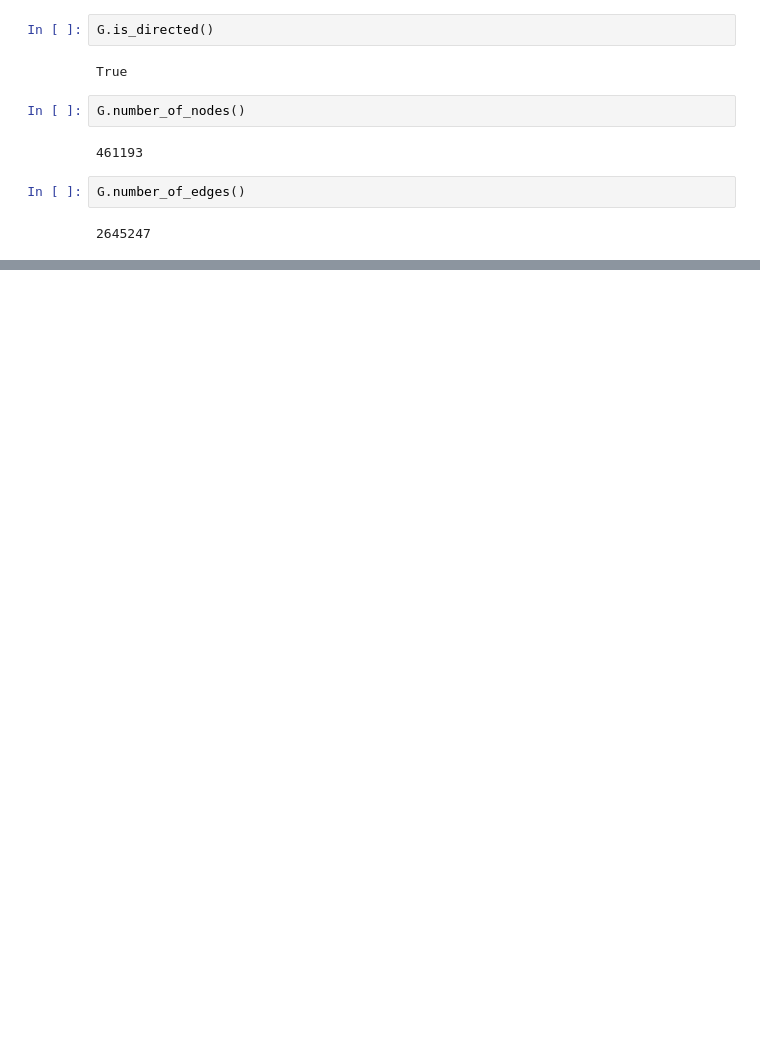
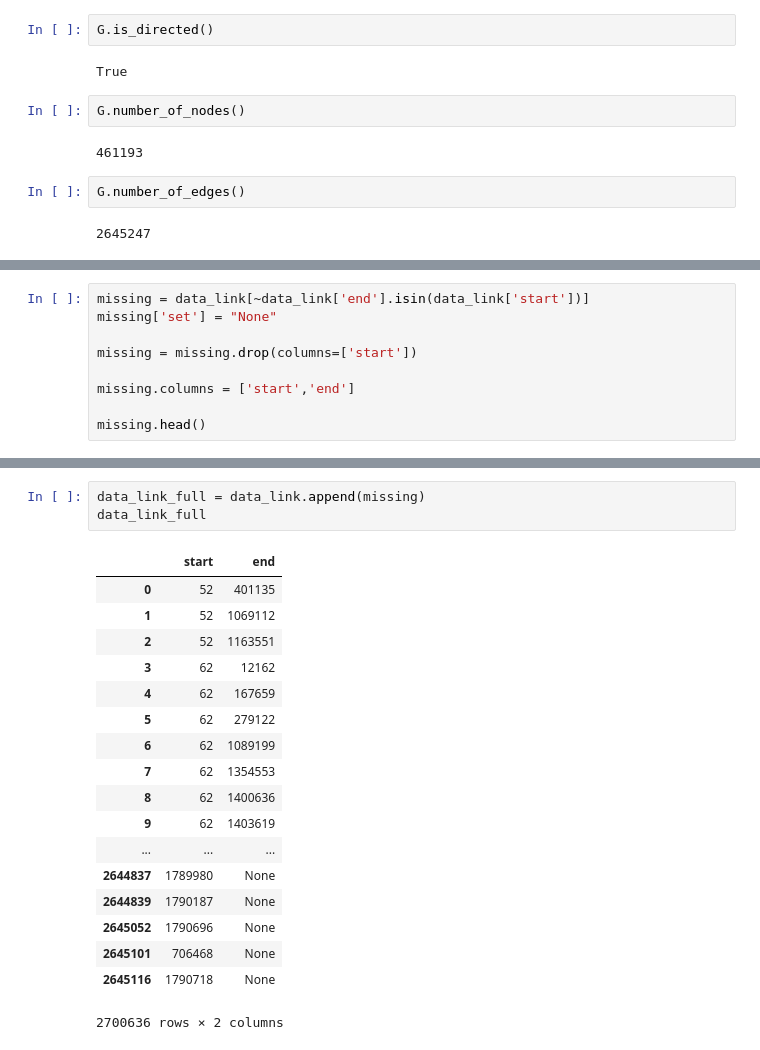
Before and after one commit to flaminia/ADM-HW5-Group-33, a Jupyter notebook: homework_5.ipynb, the cells around one changed output, grey strips where cells are left out. Drawn from its saved outputs; the diff is of its cells as text; blank space fills up the shorter version.

```diff
--- a/homework_5.ipynb
+++ b/homework_5.ipynb
@@ -161,0 +164,9 @@ AttributeError: 'InDegreeView' object has no attribute 'values'
+# %%
+missing = data_link[~data_link['end'].isin(data_link['start'])]
+missing['set'] = "None"
+
+missing = missing.drop(columns=['start'])
+
+missing.columns = ['start','end']
+
+missing.head()
@@ -161,0 +184,22 @@ AttributeError: 'InDegreeView' object has no attribute 'values'
+# %%
+data_link_full = data_link.append(missing)
+data_link_full
+# %% [output]
+|  | start | end |
+| 0 | 52 | 401135 |
+| 1 | 52 | 1069112 |
+| 2 | 52 | 1163551 |
+| 3 | 62 | 12162 |
+| 4 | 62 | 167659 |
+| 5 | 62 | 279122 |
+| 6 | 62 | 1089199 |
+| 7 | 62 | 1354553 |
+| 8 | 62 | 1400636 |
+| 9 | 62 | 1403619 |
+| ... | ... | ... |
+| 2644837 | 1789980 | None |
+| 2644839 | 1790187 | None |
+| 2645052 | 1790696 | None |
+| 2645101 | 706468 | None |
+| 2645116 | 1790718 | None |
+2700636 rows × 2 columns
```
Also changed, not shown: parts of 15 cells of this notebook.
